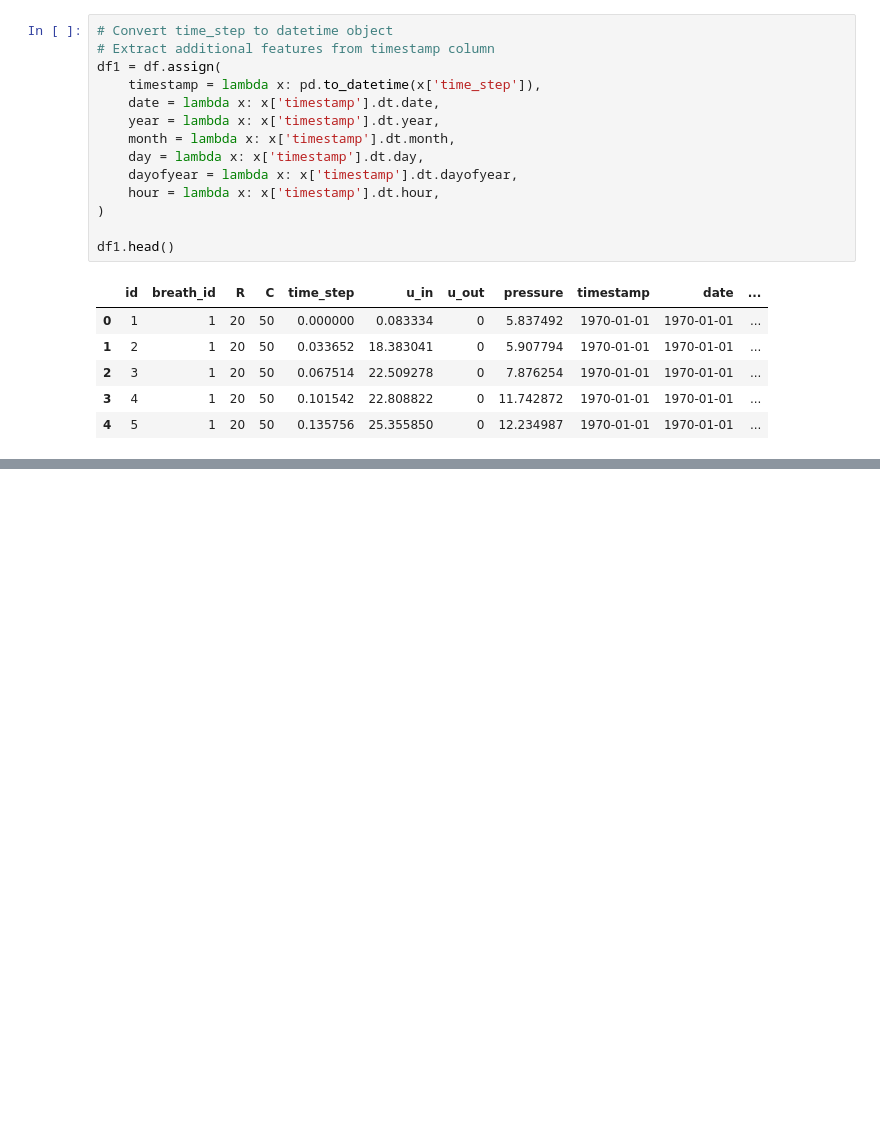
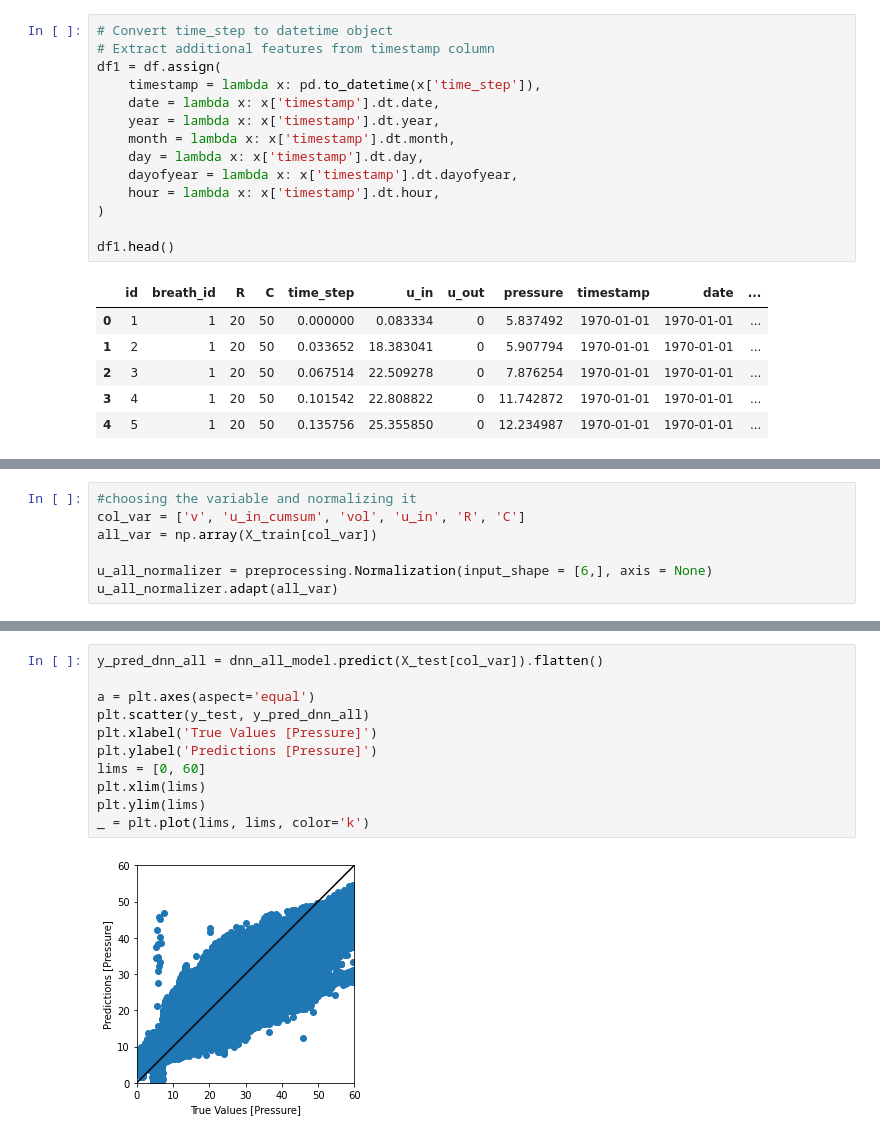
Before and after one commit to Lue-C/CapStone, a Jupyter notebook: eda.ipynb, the cells around one changed output, grey strips where cells are left out. Saved outputs shown, nothing was run; the diff lists cells and outputs as text; blank space fills up the shorter version.

```diff
--- a/eda.ipynb
+++ b/eda.ipynb
@@ -174,0 +381,7 @@ df1.head()
+# %%
+#choosing the variable and normalizing it
+col_var = ['v', 'u_in_cumsum', 'vol', 'u_in', 'R', 'C']
+all_var = np.array(X_train[col_var])
+
+u_all_normalizer = preprocessing.Normalization(input_shape = [6,], axis = None)
+u_all_normalizer.adapt(all_var)
@@ -174,0 +519,13 @@ df1.head()
+# %%
+y_pred_dnn_all = dnn_all_model.predict(X_test[col_var]).flatten()
+
+a = plt.axes(aspect='equal')
+plt.scatter(y_test, y_pred_dnn_all)
+plt.xlabel('True Values [Pressure]')
+plt.ylabel('Predictions [Pressure]')
+lims = [0, 60]
+plt.xlim(lims)
+plt.ylim(lims)
+_ = plt.plot(lims, lims, color='k')
+# %% [output]
+[figure, added]
```
Also changed, not shown: parts of 100 cells of this notebook, 7 other files.
